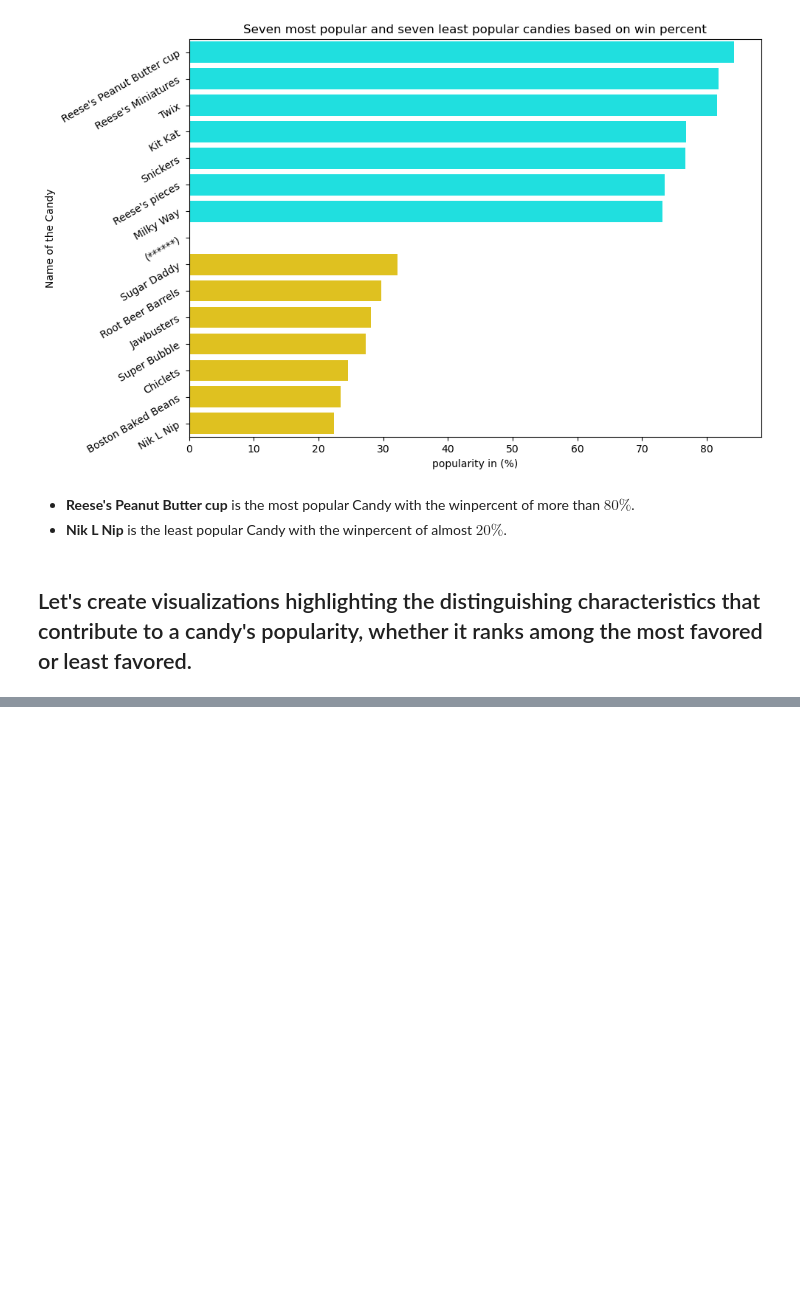
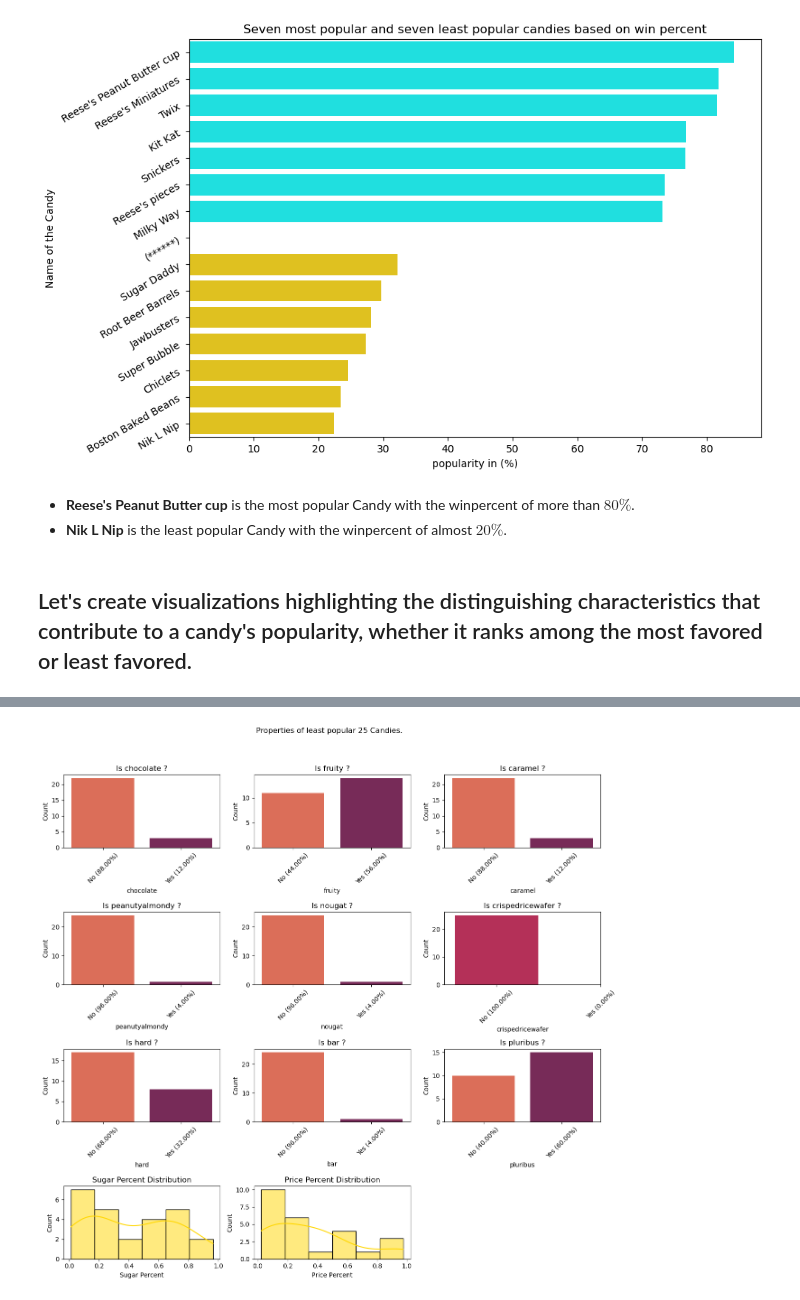
Before and after one commit to Jrana1/Candy-Ranking-Analysis, a Jupyter notebook: Lidl-Analytics-Case-Study.ipynb, the cells around one changed output, grey strips where cells are left out. Drawn from its saved outputs; the diff is of its cells as text; code cells hidden in the pictures; blank space fills up the shorter version.

```diff
--- a/Lidl-Analytics-Case-Study.ipynb
+++ b/Lidl-Analytics-Case-Study.ipynb
@@ -197,0 +204,4 @@ plt.show()
+# %%
+visualize_most_least_popular_candies(df.sort_values(by="winpercent",ascending=True).iloc[:25,:],"least")
+# %% [output]
+[figure, added]
```
Also changed, not shown: parts of 16 cells of this notebook.
